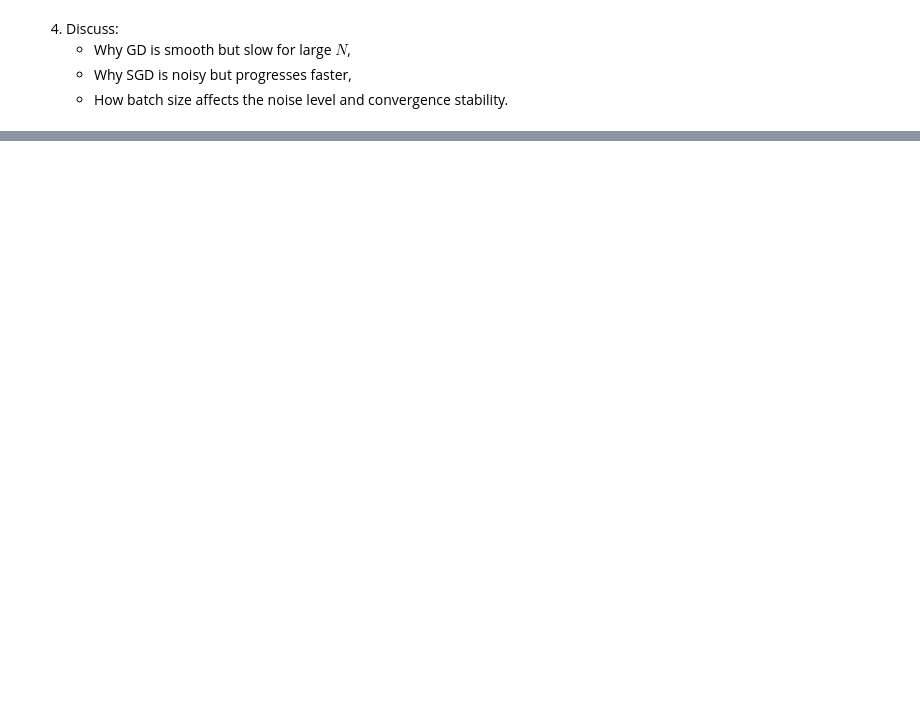
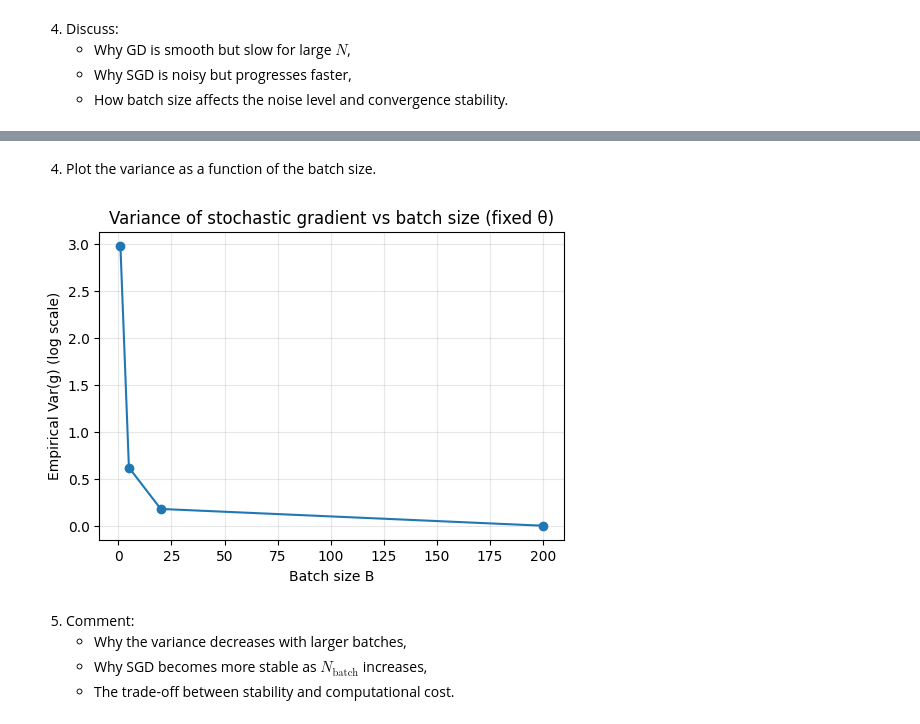
Before and after one commit to annalisapol/smm-course, a Jupyter notebook: homeworks/hw2/hw2.ipynb, the cells around one changed output, grey strips where cells are left out. Saved outputs shown, nothing was run; the diff lists cells and outputs as text; code cells hidden in the pictures; blank space fills up the shorter version.

```diff
--- a/homeworks/hw2/hw2.ipynb
+++ b/homeworks/hw2/hw2.ipynb
@@ -186,0 +197,2 @@ plt.show()
+# %%
+batch_sizes = [1, 5, 20, N]
@@ -186,0 +259,33 @@ plt.show()
+# %%
+def empirical_variance(G):
+    gbar = G.mean(axis = 0)
+    diffs = G - gbar
+    var = np.mean(np.sum(diffs**2, axis = 1))
+    return var
+
+vars_batch = {}
+
+for b in batch_sizes:
+    g = grads_by_batch[b]
+    vars_batch[b] = empirical_variance(g)
+# %% [markdown]
+4. Plot the variance as a function of the batch size.
+# %%
+b_arr = np.array(batch_sizes)
+var_arr = np.array([vars_batch[b] for b in batch_sizes])
+
+plt.figure(figsize=(6,4))
+plt.plot(b_arr, var_arr, "o-")
+plt.xlabel("Batch size B")
+plt.ylabel(r"Empirical Var(g) (log scale)")
+plt.grid(alpha=0.3, which="both")
+plt.title("Variance of stochastic gradient vs batch size (fixed θ)")
+plt.show()
+# %% [output]
+[figure, added]
+# %% [markdown]
+
+5. Comment:
+   - Why the variance decreases with larger batches,
+   - Why SGD becomes more stable as $N_{\text{batch}}$ increases,
+   - The trade-off between stability and computational cost.
```
Also changed, not shown: parts of 5 cells of this notebook, 1 other file.
